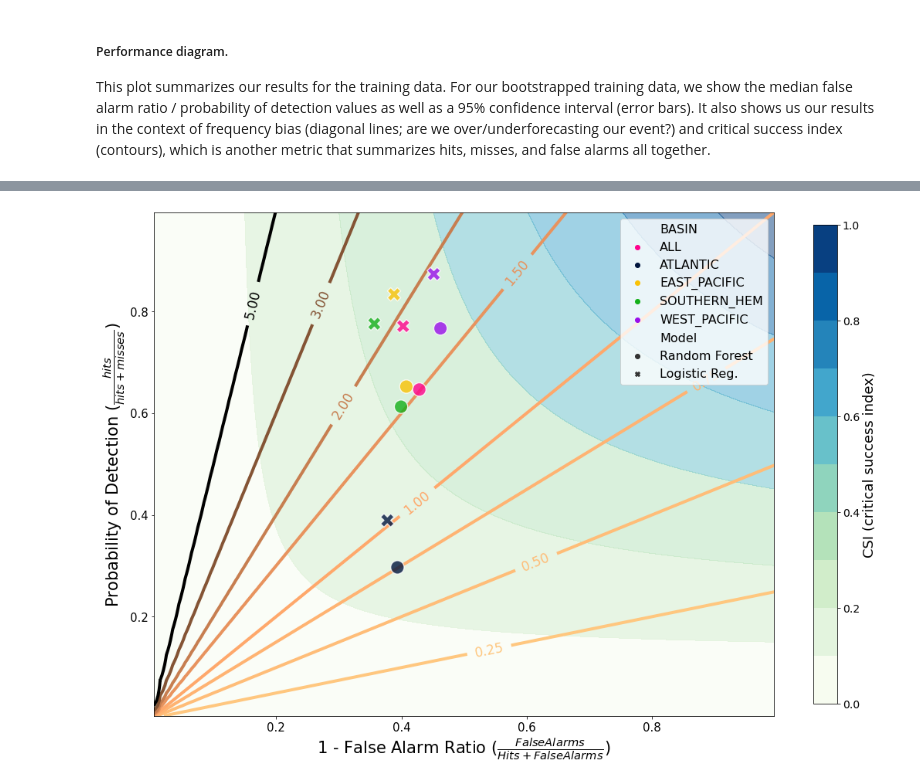
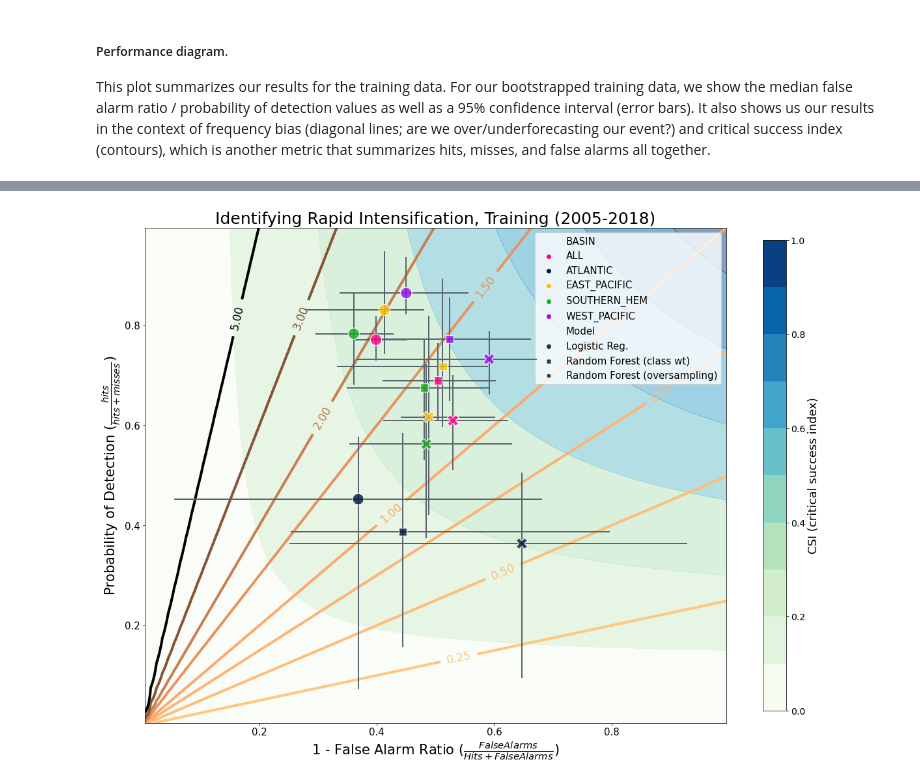
Before and after one commit to marie-mcgraw/ML_for_TC_RI, a Jupyter notebook: TRAIN_compare_RF_LR.ipynb, the cells around one changed output, grey strips where cells are left out. Cells and saved outputs as stored; diff of their text form; code cells hidden in the pictures.

Commit message:
updated RF and LR models, compare models script, and wrote new script to train all models simultaneously

```diff
--- a/TRAIN_compare_RF_LR.ipynb
+++ b/TRAIN_compare_RF_LR.ipynb
@@ -27,7 +27,7 @@ N_samples = 15
 ##### RF experiment info
 # %%
 RF_crit = 'gini'
-RF_path_suff = 'TRAIN_{RF_crit}_SHIPS_SIMPLE_RI_vs_no_RI_{train_yr_start}-{train_yr_end}_{mask_TYPE}_MASK_'\
+RF_path_suff = 'OLD_FUNCS_TRAIN_{RF_crit}_SHIPS_SIMPLE_RI_vs_no_RI_{train_yr_start}-{train_yr_end}_{mask_TYPE}_MASK_'\
 '{stand_str}_RI_thresh_{RI_thresh}weights_{wts_str}_wts_{N_samples}_samples_{score}.csv'.format(RF_crit=RF_crit,
                            train_yr_start=train_yr_start,train_yr_end=train_yr_end,mask_TYPE=mask_TYPE,
                            stand_str=stand_str,RI_thresh=RI_thresh,wts_str=wts_str,N_samples=N_samples,score=score)
@@ -34,3 +36,8 @@ RF_path_suff = 'TRAIN_{RF_crit}_SHIPS_SIMPLE_RI_vs_no_RI_{train_yr_start}-{train
+# %%
+RF_path_suff_ov = 'OLD_FUNCS_TRAIN_OVERSAMPLE_{RF_crit}_SHIPS_SIMPLE_RI_vs_no_RI_{train_yr_start}-{train_yr_end}_{mask_TYPE}_MASK_'\
+'{stand_str}_RI_thresh_{RI_thresh}weights_{wts_str}_{N_samples}_samples_{score}.csv'.format(RF_crit=RF_crit,
+                           train_yr_start=train_yr_start,train_yr_end=train_yr_end,mask_TYPE=mask_TYPE,
+                           stand_str=stand_str,RI_thresh=RI_thresh,wts_str='None',N_samples=N_samples,score=score)
 # %% [markdown]
 ##### LR experiment info
 We'll just use `lbfgs` since it's so similar to `sag` \ `saga`
@@ -47,7 +54,12 @@ We can make several plots with our confusion matrix results:
 * Box plots of PoD, FAR, CSI; Hits, and Misses
 # %%
 cm_RF = pd.read_csv(fpath_load+'RF/Conf_Matrix'+RF_path_suff)
-cm_RF['Model'] = 'Random Forest'
+cm_RF['Model'] = 'Random Forest (class wt)'
+#
+cm_RF_ov = pd.read_csv(fpath_load+'RF/Conf_Matrix'+RF_path_suff_ov)
+cm_RF_ov['Model'] = 'Random Forest (oversampling)'
+
+#
 cm_LR = pd.read_csv(fpath_load+'LOGISTIC/Conf_Matrix'+LR_path_suff)
 cm_LR['Model'] = 'Logistic Reg.'
-cm_res = pd.concat([cm_RF,cm_LR])
+cm_res = pd.concat([cm_RF,cm_RF_ov,cm_LR])
@@ -95,0 +94,4 @@ def add_model_results(ax,CM,cat_sel='RI'):
+# %%
+foo = cm_res.set_index(['Category Names','BASIN','Model']).xs(('RI','WEST_PACIFIC')).reset_index()
+sns.scatterplot(data=foo,x='SR',y='POD',hue='Model')
+foo.groupby('Model').median()
@@ -96,10 +106,14 @@ def add_model_results(ax,CM,cat_sel='RI'):
 # %%
-fig1,ax1 = plt.subplots(1,1,figsize=(18,12))
+fig1,ax1 = plt.subplots(1,1,figsize=(20,14))
 SHIPS_plotting.make_performance_diagram_background(ax1)
 # Save empty PD in case we ever need it for a presentation
-# fig1.savefig(fig_dir_save+'perf_diag_empty.png',format='png',dpi=350,bbox_inches='tight')
-# fig1.savefig(fig_dir_save+'perf_diag_empty.pdf',format='pdf',bbox_inches='tight')
+fig1.savefig(fig_dir_save+'perf_diag_empty.png',format='png',dpi=350,bbox_inches='tight')
+fig1.savefig(fig_dir_save+'perf_diag_empty.pdf',format='pdf',bbox_inches='tight')
 # Now, add results to PD
-add_model_results(ax1,cm_res)
+SHIPS_plotting.add_model_results(ax1,cm_res)
+ax1.set_title('Identifying Rapid Intensification, Training (2005-2018)',fontsize=25)
+#
+fig1.savefig(fig_dir_save+'perf_diag_TRAINING.png',format='png',dpi=350,bbox_inches='tight')
+fig1.savefig(fig_dir_save+'perf_diag_TRAINING.pdf',format='pdf',bbox_inches='tight')
 # %% [output]
-[figure, old version]
+[figure, new version]
```
Also changed, not shown: parts of 18 cells of this notebook, 5 other files.
